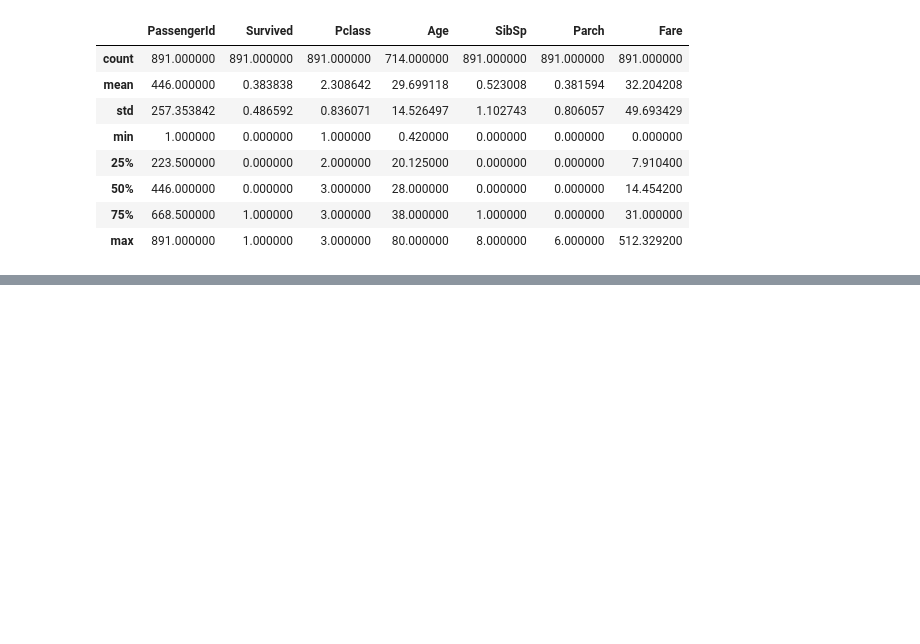
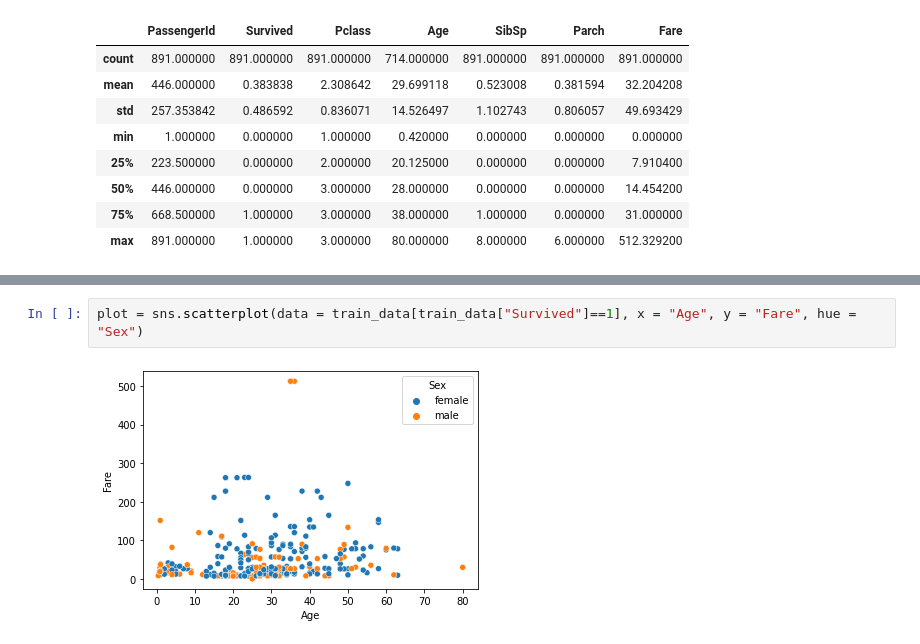
Before and after one commit to ds-ramakant/kaggle, a Jupyter notebook: titanic-tutorial-20221003.ipynb, the cells around one changed output, grey strips where cells are left out. Saved outputs shown, nothing was run; the diff lists cells and outputs as text; blank space fills up the shorter version.

```diff
--- a/titanic-tutorial-20221003.ipynb
+++ b/titanic-tutorial-20221003.ipynb
@@ -96,0 +156,4 @@ train_data.describe()
+# %%
+plot = sns.scatterplot(data = train_data[train_data["Survived"]==1], x = "Age", y = "Fare", hue = "Sex")
+# %% [output]
+[figure, added]
```
Also changed, not shown: parts of 9 cells of this notebook.
